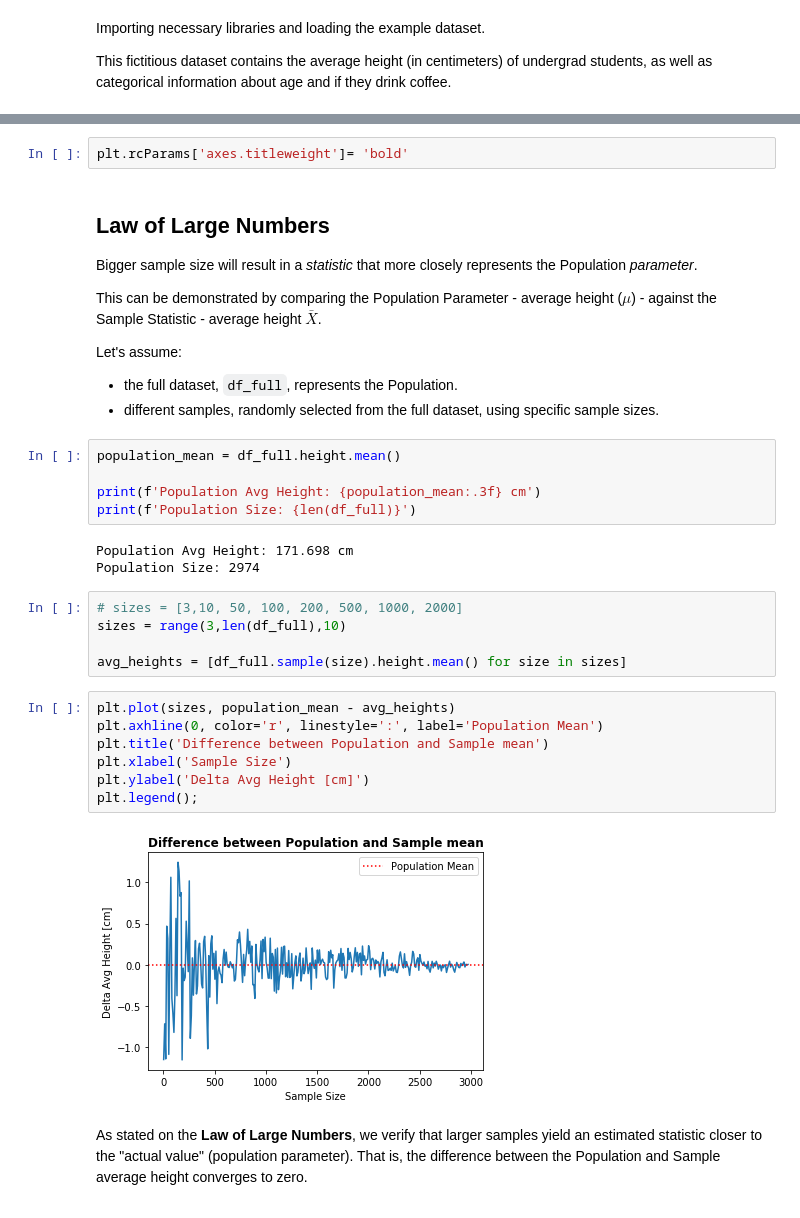
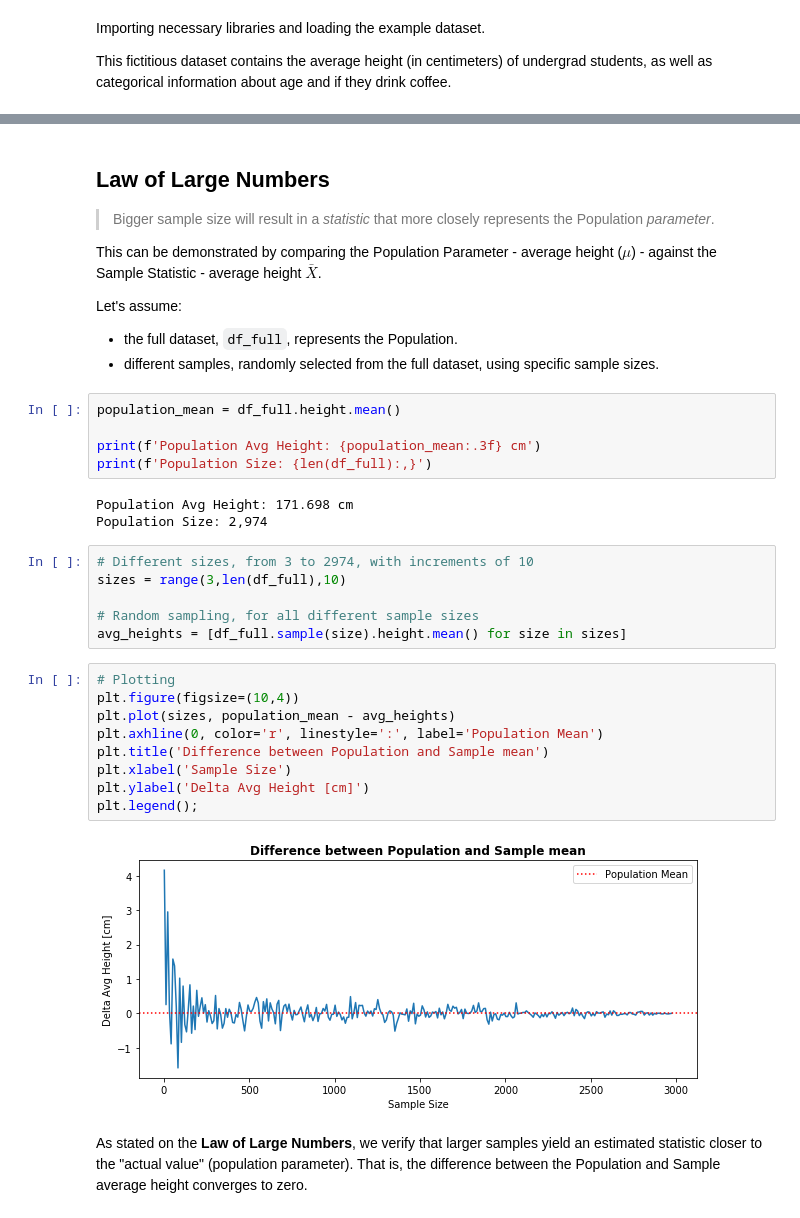
Before and after one commit to Hazem-azim/Practical-Statistics, a Jupyter notebook: 1) Inference - Confidence Interval/Inference - Confidence Interval.ipynb, the cells around one changed output, grey strips where cells are left out. Saved outputs shown, nothing was run; the diff lists cells and outputs as text.

Commit message:
Statistical Inference - basic concepts

```diff
--- a/1) Inference - Confidence Interval/Inference - Confidence Interval.ipynb
+++ b/1) Inference - Confidence Interval/Inference - Confidence Interval.ipynb
@@ -20,11 +21,9 @@ df_full.head(3)
 | 0 | 4509 | <21 | False | 163.93 |
 | 1 | 1864 | >=21 | True | 167.19 |
 | 2 | 2060 | <21 | False | 181.15 |
-# %%
-plt.rcParams['axes.titleweight']= 'bold'
 # %% [markdown]
 ## Law of Large Numbers
-Bigger sample size will result in a *statistic* that more closely represents the Population *parameter*.
+>Bigger sample size will result in a *statistic* that more closely represents the Population *parameter*.
 
 This can be demonstrated by comparing the Population Parameter - average height ($\mu$) - against the Sample Statistic - average height $\bar X$.
 
@@ -35,23 +34,26 @@ Let's assume:
 population_mean = df_full.height.mean()
 
 print(f'Population Avg Height: {population_mean:.3f} cm')
-print(f'Population Size: {len(df_full)}')
+print(f'Population Size: {len(df_full):,}')
 # %% [output]
 Population Avg Height: 171.698 cm
-Population Size: 2974
+Population Size: 2,974
 # %%
-# sizes = [3,10, 50, 100, 200, 500, 1000, 2000]
+# Different sizes, from 3 to 2974, with increments of 10
 sizes = range(3,len(df_full),10)
 
+# Random sampling, for all different sample sizes
 avg_heights = [df_full.sample(size).height.mean() for size in sizes]
 # %%
+# Plotting
+plt.figure(figsize=(10,4))
 plt.plot(sizes, population_mean - avg_heights)
 plt.axhline(0, color='r', linestyle=':', label='Population Mean')
 plt.title('Difference between Population and Sample mean')
 plt.xlabel('Sample Size')
 plt.ylabel('Delta Avg Height [cm]')
 plt.legend();
 # %% [output]
-[figure, old version]
+[figure, new version]
 # %% [markdown]
 As stated on the **Law of Large Numbers**, we verify that larger samples yield an estimated statistic closer to the "actual value" (population parameter). That is, the difference between the Population and Sample average height converges to zero.
```
Also changed, not shown: parts of 24 cells of this notebook, 2 other files.
